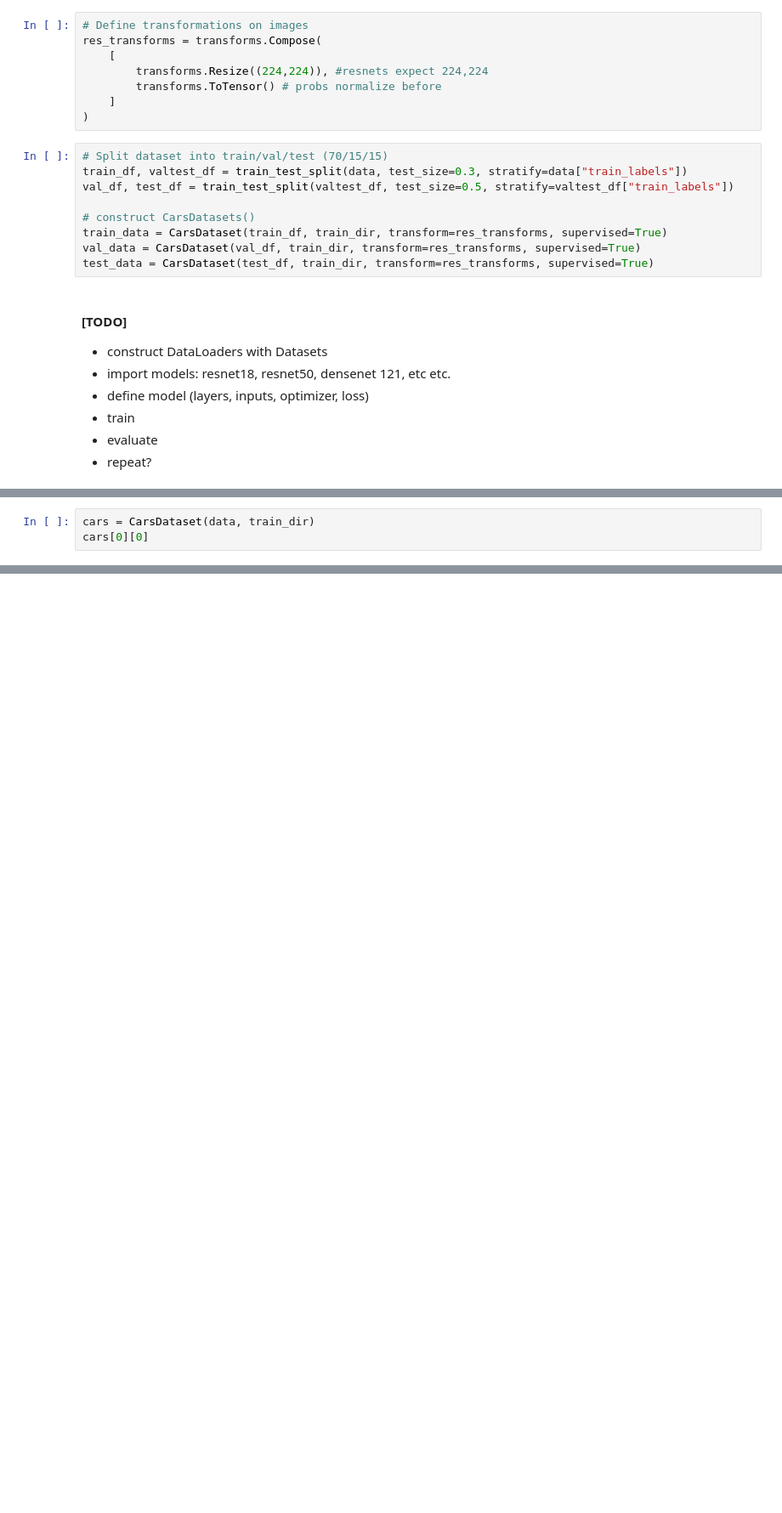
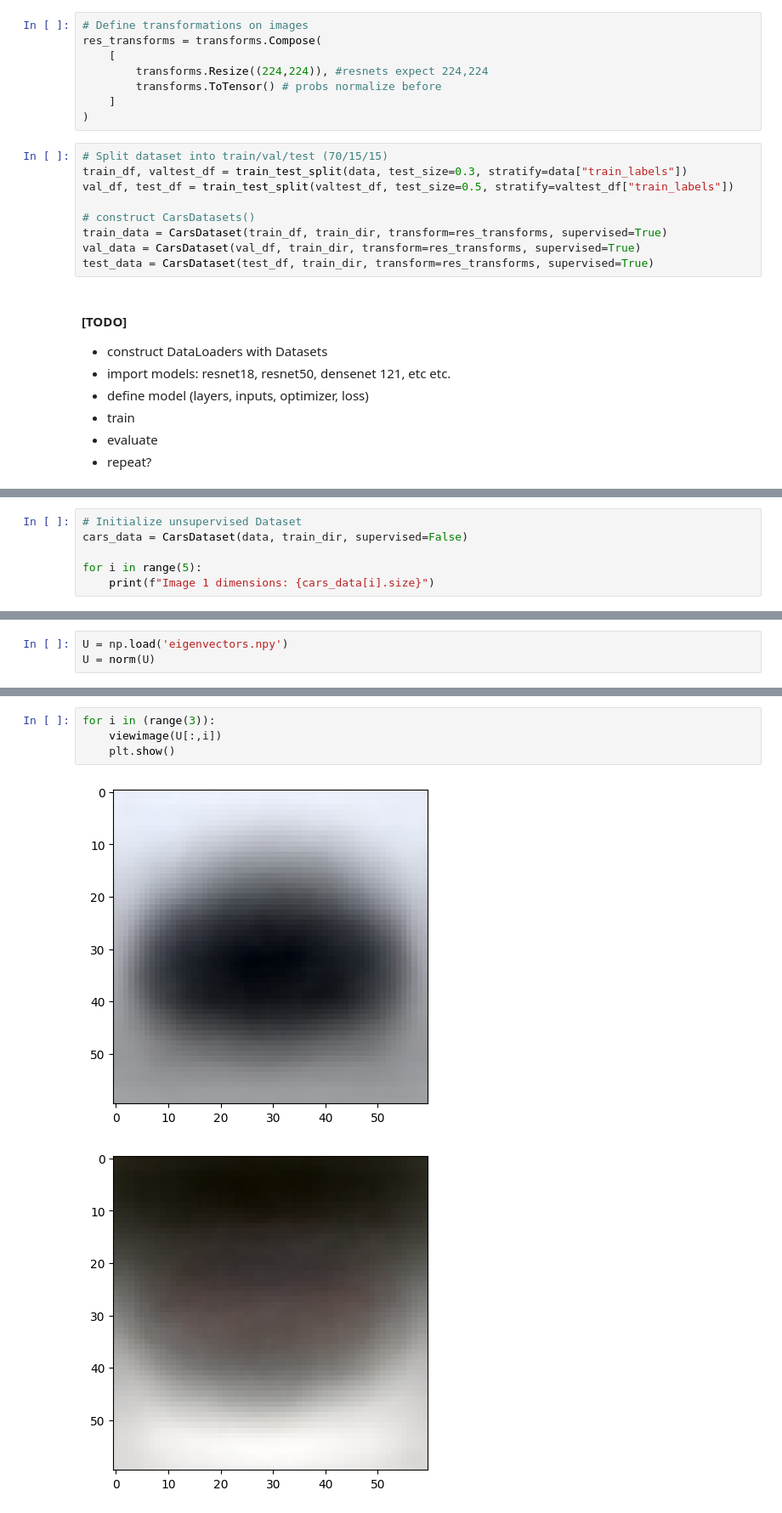
Before and after one commit to jaketakes/cogs118b-final-project, a Jupyter notebook: project.ipynb, the cells around one changed output, grey strips where cells are left out. Shown at 85% size. Saved outputs shown, nothing was run; the diff lists cells and outputs as text; blank space fills up the shorter version.

```diff
--- a/project.ipynb
+++ b/project.ipynb
@@ -255,4 +288,7 @@ Plan is to run PCA on images and see what the "eigencars" end up looking like. i
 # %%
-cars = CarsDataset(data, train_dir)
-cars[0][0]
+# Initialize unsupervised Dataset
+cars_data = CarsDataset(data, train_dir, supervised=False)
+
+for i in range(5):
+    print(f"Image 1 dimensions: {cars_data[i].size}")
 # %% [output]
@@ -283,0 +368,3 @@ img
+# %%
+U = np.load('eigenvectors.npy')
+U = norm(U)
@@ -283,0 +381,7 @@ img
+# %%
+for i in (range(3)):
+    viewimage(U[:,i])
+    plt.show()
+# %% [output]
+[figure, added]
+[figure, added]
```
Also changed, not shown: parts of 45 cells of this notebook, 1 other file.
